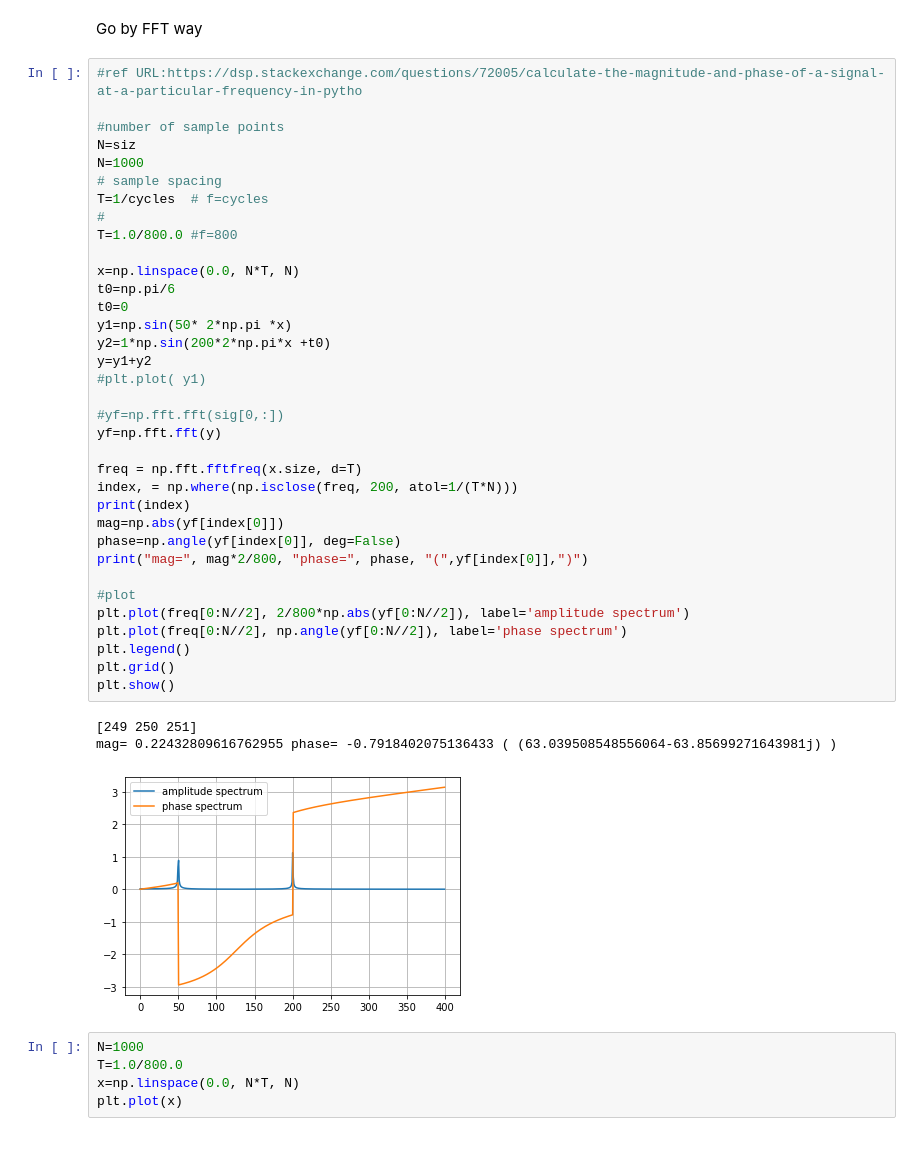
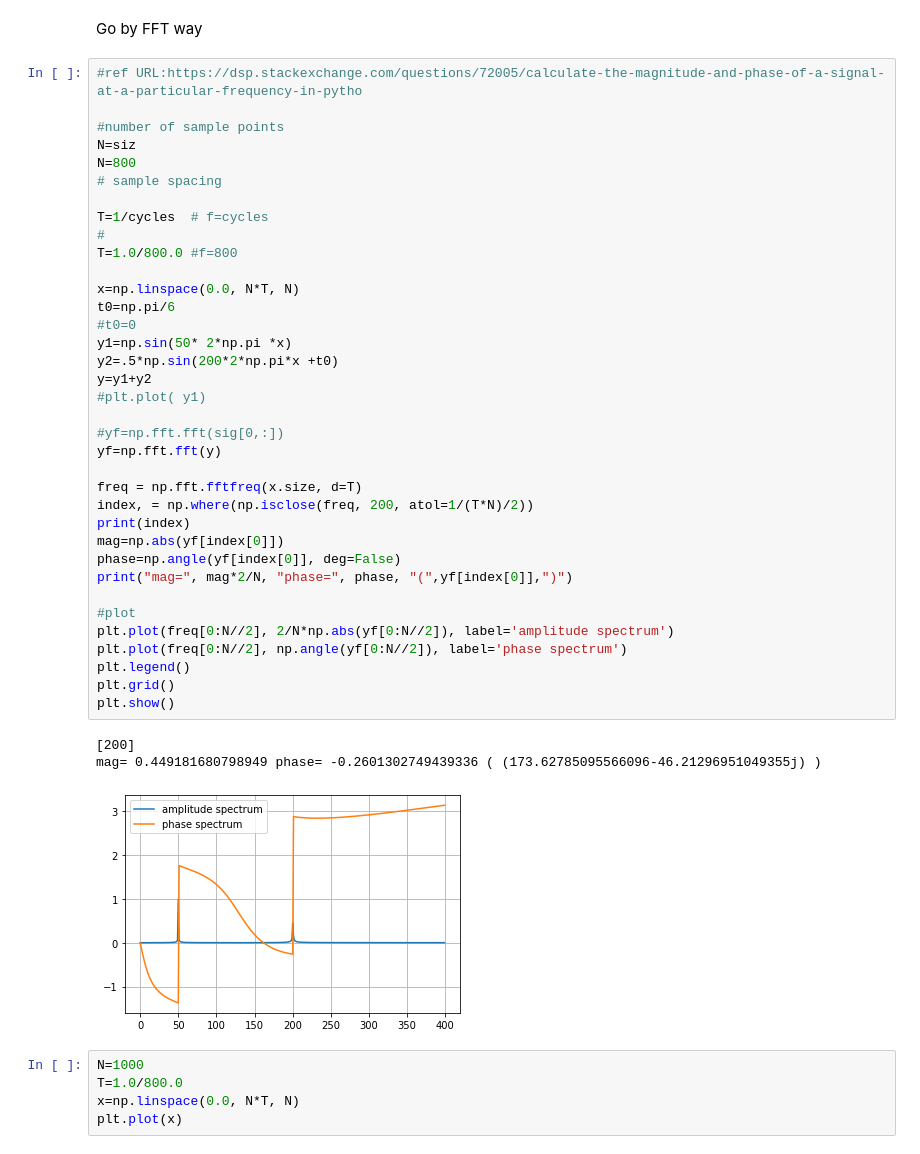
Before and after one commit to forest416/3, a Jupyter notebook: Untitled0.ipynb, the cells around one changed output. Drawn from its saved outputs; the diff is of its cells as text.

```diff
--- a/Untitled0.ipynb
+++ b/Untitled0.ipynb
@@ -52,42 +52,43 @@ Go by FFT way
 # %%
 #ref URL:https://dsp.stackexchange.com/questions/72005/calculate-the-magnitude-and-phase-of-a-signal-at-a-particular-frequency-in-pytho
 
 #number of sample points
 N=siz
-N=1000
+N=800
 # sample spacing
+
 T=1/cycles  # f=cycles
 #
 T=1.0/800.0 #f=800
 
 x=np.linspace(0.0, N*T, N)
 t0=np.pi/6
-t0=0
+#t0=0
 y1=np.sin(50* 2*np.pi *x)
-y2=1*np.sin(200*2*np.pi*x +t0)
+y2=.5*np.sin(200*2*np.pi*x +t0)
 y=y1+y2
 #plt.plot( y1)
 
 #yf=np.fft.fft(sig[0,:])
 yf=np.fft.fft(y)
 
 freq = np.fft.fftfreq(x.size, d=T)
-index, = np.where(np.isclose(freq, 200, atol=1/(T*N)))
+index, = np.where(np.isclose(freq, 200, atol=1/(T*N)/2))
 print(index)
 mag=np.abs(yf[index[0]])
 phase=np.angle(yf[index[0]], deg=False)
-print("mag=", mag*2/800, "phase=", phase, "(",yf[index[0]],")")
+print("mag=", mag*2/N, "phase=", phase, "(",yf[index[0]],")")
 
 #plot
-plt.plot(freq[0:N//2], 2/800*np.abs(yf[0:N//2]), label='amplitude spectrum')
+plt.plot(freq[0:N//2], 2/N*np.abs(yf[0:N//2]), label='amplitude spectrum')
 plt.plot(freq[0:N//2], np.angle(yf[0:N//2]), label='phase spectrum')
 plt.legend()
 plt.grid()
 plt.show()
 # %% [output]
-[249 250 251]
-mag= 0.22432809616762955 phase= -0.7918402075136433 ( (63.039508548556064-63.85699271643981j) )
+[200]
+mag= 0.449181680798949 phase= -0.2601302749439336 ( (173.62785095566096-46.21296951049355j) )
-[figure, old version]
+[figure, new version]
 # %%
 N=1000
 T=1.0/800.0
```
